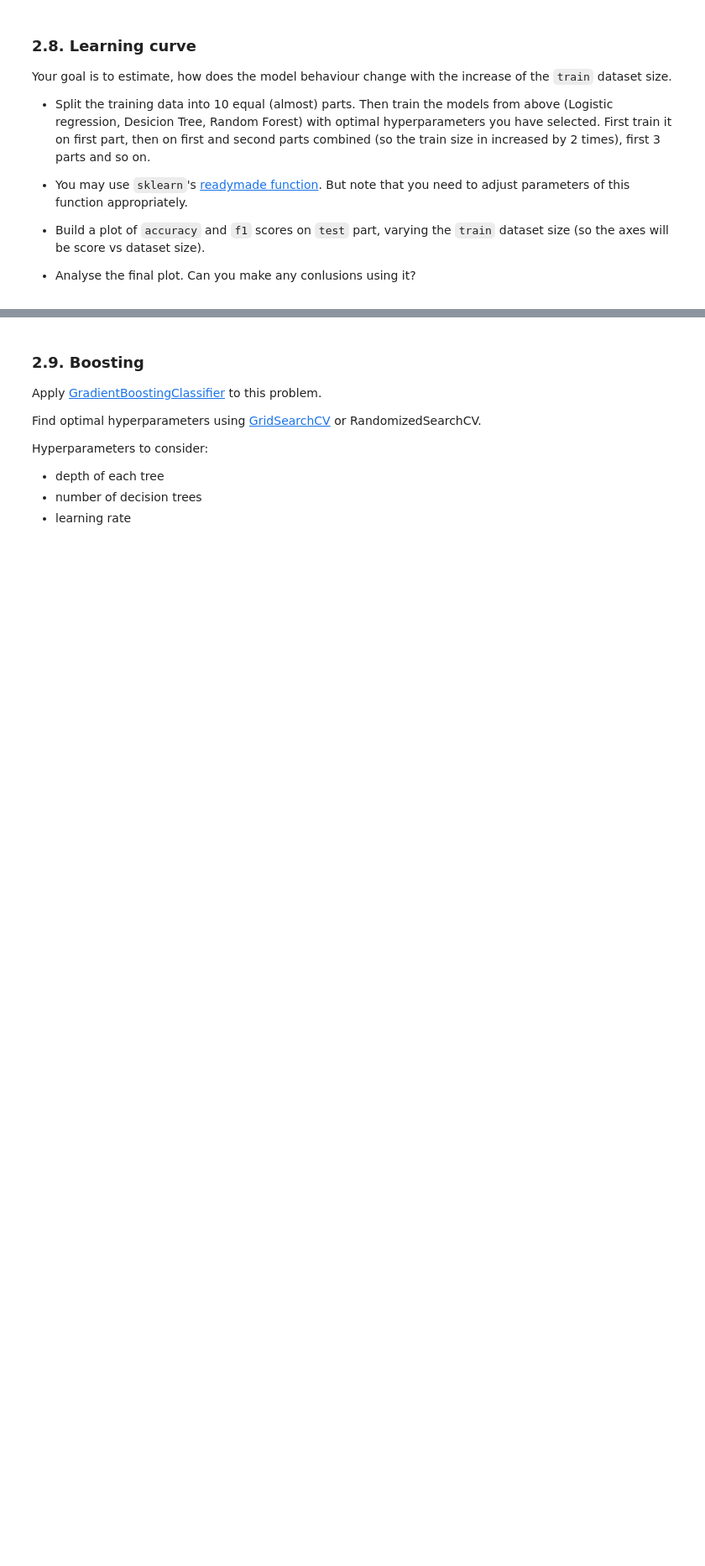
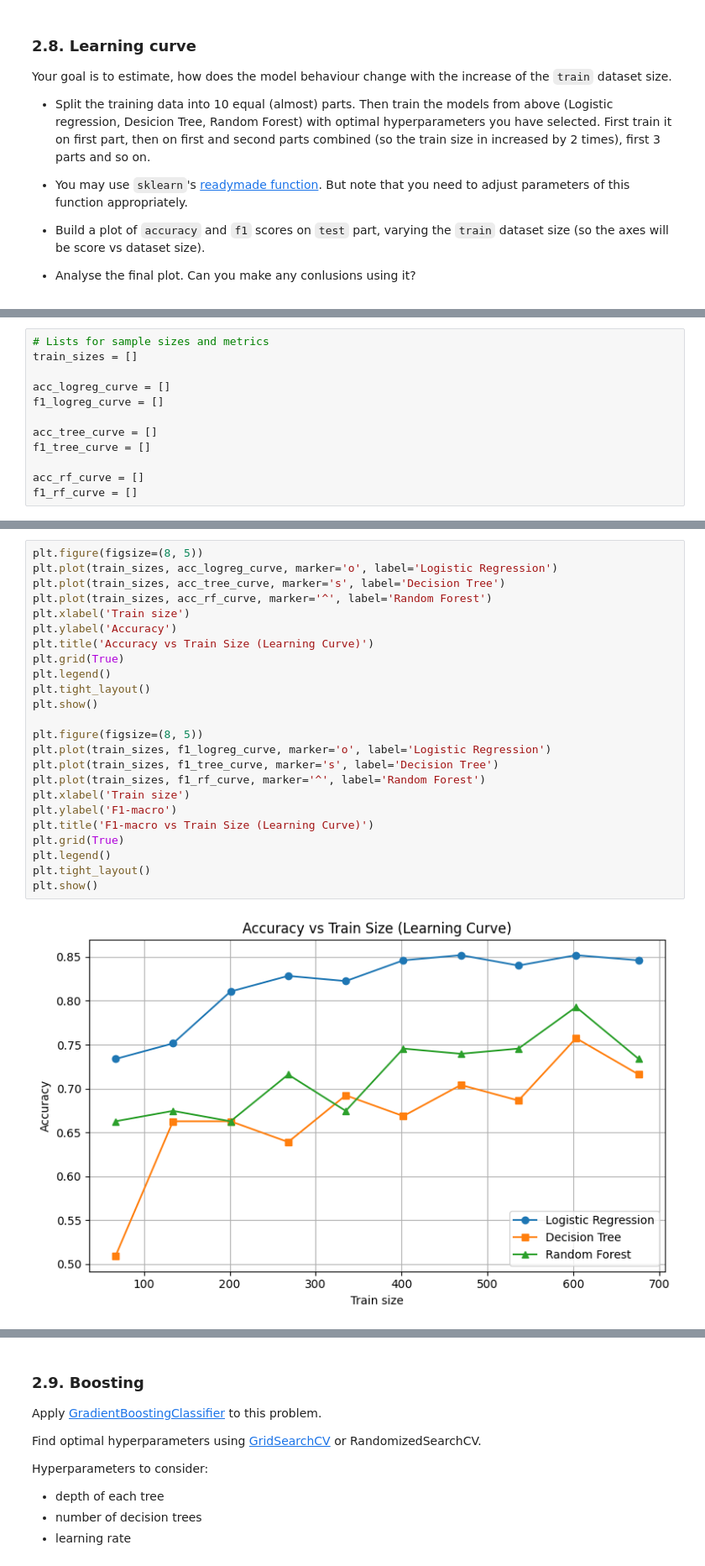
Before and after one commit to oncominglane/machine_learning_mipt_course, a Jupyter notebook: hw2 - lab1/lab01_ml_pipeline.ipynb, the cells around one changed output, grey strips where cells are left out. Shown at 84% size. Drawn from its saved outputs; the diff is of its cells as text; blank space fills up the shorter version.

```diff
--- a/hw2 - lab1/lab01_ml_pipeline.ipynb
+++ b/hw2 - lab1/lab01_ml_pipeline.ipynb
@@ -708,0 +977,12 @@ Your goal is to estimate, how does the model behaviour change with the increase
+# %%
+# Lists for sample sizes and metrics
+train_sizes = []
+
+acc_logreg_curve = []
+f1_logreg_curve = []
+
+acc_tree_curve = []
+f1_tree_curve = []
+
+acc_rf_curve = []
+f1_rf_curve = []
@@ -708,0 +1068,26 @@ Your goal is to estimate, how does the model behaviour change with the increase
+# %%
+plt.figure(figsize=(8, 5))
+plt.plot(train_sizes, acc_logreg_curve, marker='o', label='Logistic Regression')
+plt.plot(train_sizes, acc_tree_curve, marker='s', label='Decision Tree')
+plt.plot(train_sizes, acc_rf_curve, marker='^', label='Random Forest')
+plt.xlabel('Train size')
+plt.ylabel('Accuracy')
+plt.title('Accuracy vs Train Size (Learning Curve)')
+plt.grid(True)
+plt.legend()
+plt.tight_layout()
+plt.show()
+
+plt.figure(figsize=(8, 5))
+plt.plot(train_sizes, f1_logreg_curve, marker='o', label='Logistic Regression')
+plt.plot(train_sizes, f1_tree_curve, marker='s', label='Decision Tree')
+plt.plot(train_sizes, f1_rf_curve, marker='^', label='Random Forest')
+plt.xlabel('Train size')
+plt.ylabel('F1-macro')
+plt.title('F1-macro vs Train Size (Learning Curve)')
+plt.grid(True)
+plt.legend()
+plt.tight_layout()
+plt.show()
+# %% [output]
+[figure, added]
```
Also changed, not shown: parts of 28 cells of this notebook.
